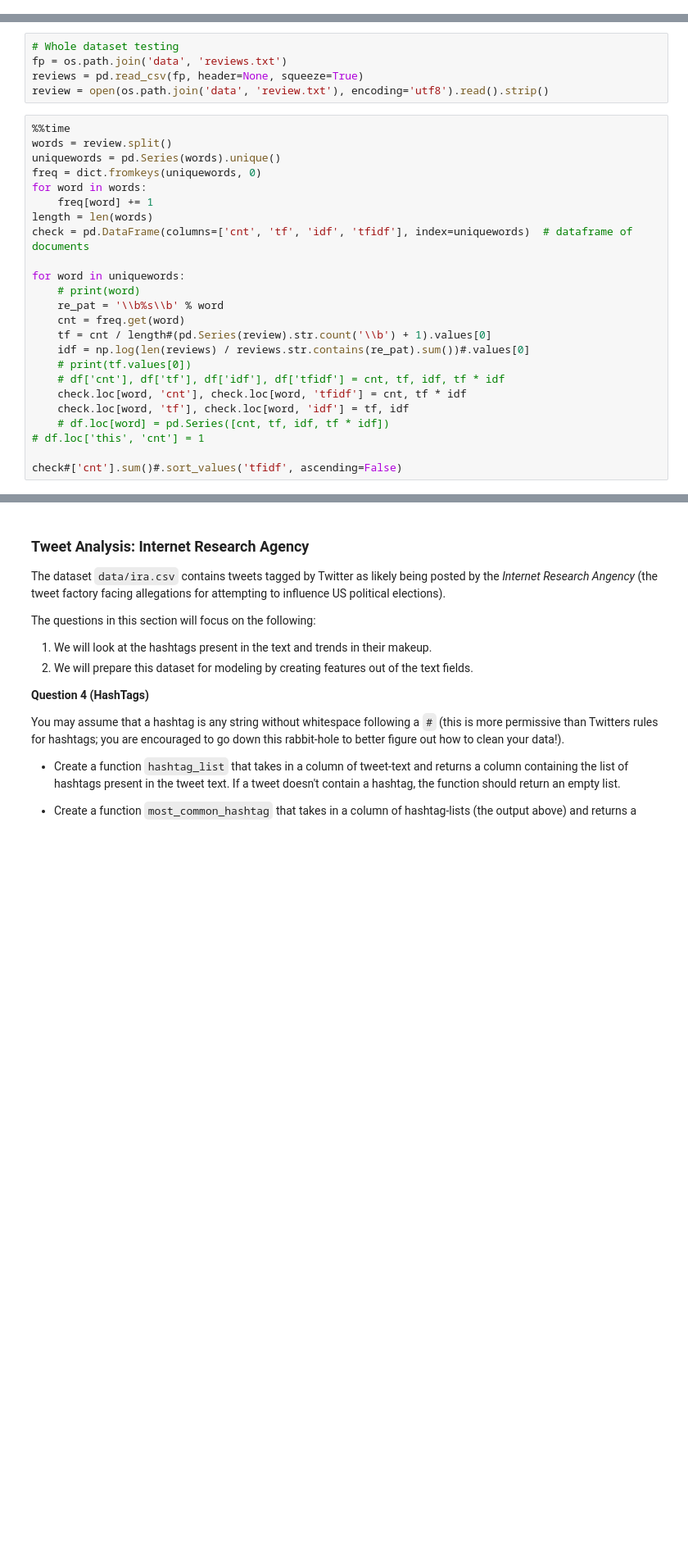
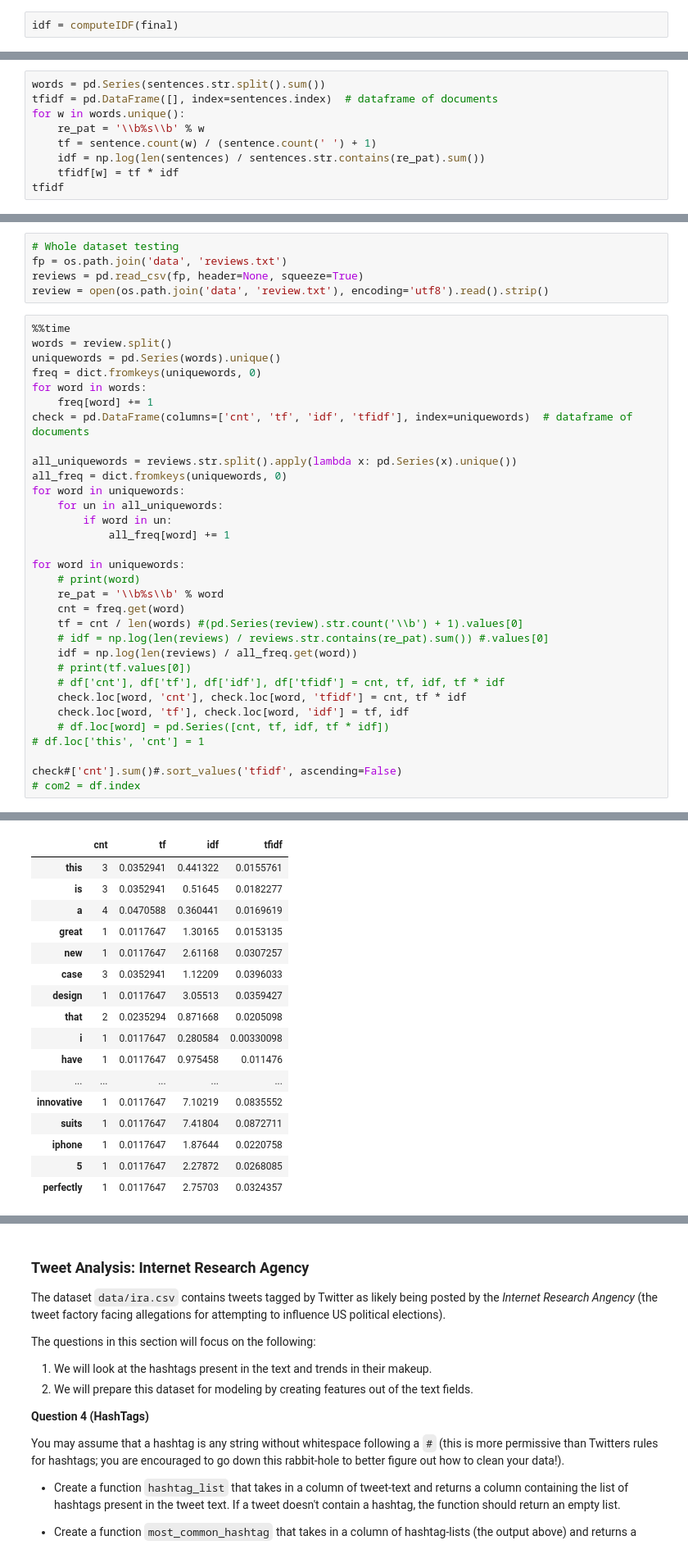
Before and after one commit to AECassAWei/dsc80-wi20, a Jupyter notebook: labs/lab07/lab07.ipynb, the cells around one changed output, grey strips where cells are left out. Shown at 82% size. Cells and saved outputs as stored; diff of their text form; blank space fills up the shorter version.

```diff
--- a/labs/lab07/lab07.ipynb
+++ b/labs/lab07/lab07.ipynb
@@ -791,0 +890,2 @@ check#['cnt'].sum()#.sort_values('tfidf', ascending=False)
+# %%
+idf = computeIDF(final)
@@ -791,0 +899,9 @@ check#['cnt'].sum()#.sort_values('tfidf', ascending=False)
+# %%
+words = pd.Series(sentences.str.split().sum())
+tfidf = pd.DataFrame([], index=sentences.index)  # dataframe of documents
+for w in words.unique():
+    re_pat = '\\b%s\\b' % w
+    tf = sentence.count(w) / (sentence.count(' ') + 1)
+    idf = np.log(len(sentences) / sentences.str.contains(re_pat).sum())
+    tfidf[w] = tf * idf
+tfidf
@@ -803,15 +924,22 @@ uniquewords = pd.Series(words).unique()
 freq = dict.fromkeys(uniquewords, 0)
 for word in words:
     freq[word] += 1
-length = len(words)
 check = pd.DataFrame(columns=['cnt', 'tf', 'idf', 'tfidf'], index=uniquewords)  # dataframe of documents
+
+all_uniquewords = reviews.str.split().apply(lambda x: pd.Series(x).unique())
+all_freq = dict.fromkeys(uniquewords, 0)
+for word in uniquewords:
+    for un in all_uniquewords:
+        if word in un:
+            all_freq[word] += 1
 
 for word in uniquewords:
     # print(word)
     re_pat = '\\b%s\\b' % word
     cnt = freq.get(word)
-    tf = cnt / length#(pd.Series(review).str.count('\\b') + 1).values[0]
-    idf = np.log(len(reviews) / reviews.str.contains(re_pat).sum())#.values[0]
+    tf = cnt / len(words) #(pd.Series(review).str.count('\\b') + 1).values[0]
+    # idf = np.log(len(reviews) / reviews.str.contains(re_pat).sum()) #.values[0]
+    idf = np.log(len(reviews) / all_freq.get(word))
     # print(tf.values[0])
     # df['cnt'], df['tf'], df['idf'], df['tfidf'] = cnt, tf, idf, tf * idf
     check.loc[word, 'cnt'], check.loc[word, 'tfidf'] = cnt, tf * idf
@@ -820,4 +948,5 @@ for word in uniquewords:
 # df.loc['this', 'cnt'] = 1
 
 check#['cnt'].sum()#.sort_values('tfidf', ascending=False)
+# com2 = df.index
 # %% [output]
@@ -825,0 +954,17 @@ Wall time: 29 s
+|  | cnt | tf | idf | tfidf |
+| this | 3 | 0.0352941 | 0.441322 | 0.0155761 |
+| is | 3 | 0.0352941 | 0.51645 | 0.0182277 |
+| a | 4 | 0.0470588 | 0.360441 | 0.0169619 |
+| great | 1 | 0.0117647 | 1.30165 | 0.0153135 |
+| new | 1 | 0.0117647 | 2.61168 | 0.0307257 |
+| case | 3 | 0.0352941 | 1.12209 | 0.0396033 |
+| design | 1 | 0.0117647 | 3.05513 | 0.0359427 |
+| that | 2 | 0.0235294 | 0.871668 | 0.0205098 |
+| i | 1 | 0.0117647 | 0.280584 | 0.00330098 |
+| have | 1 | 0.0117647 | 0.975458 | 0.011476 |
+| ... | ... | ... | ... | ... |
+| innovative | 1 | 0.0117647 | 7.10219 | 0.0835552 |
+| suits | 1 | 0.0117647 | 7.41804 | 0.0872711 |
+| iphone | 1 | 0.0117647 | 1.87644 | 0.0220758 |
+| 5 | 1 | 0.0117647 | 2.27872 | 0.0268085 |
+| perfectly | 1 | 0.0117647 | 2.75703 | 0.0324357 |
```
Also changed, not shown: parts of 73 cells of this notebook, 2 other files.
